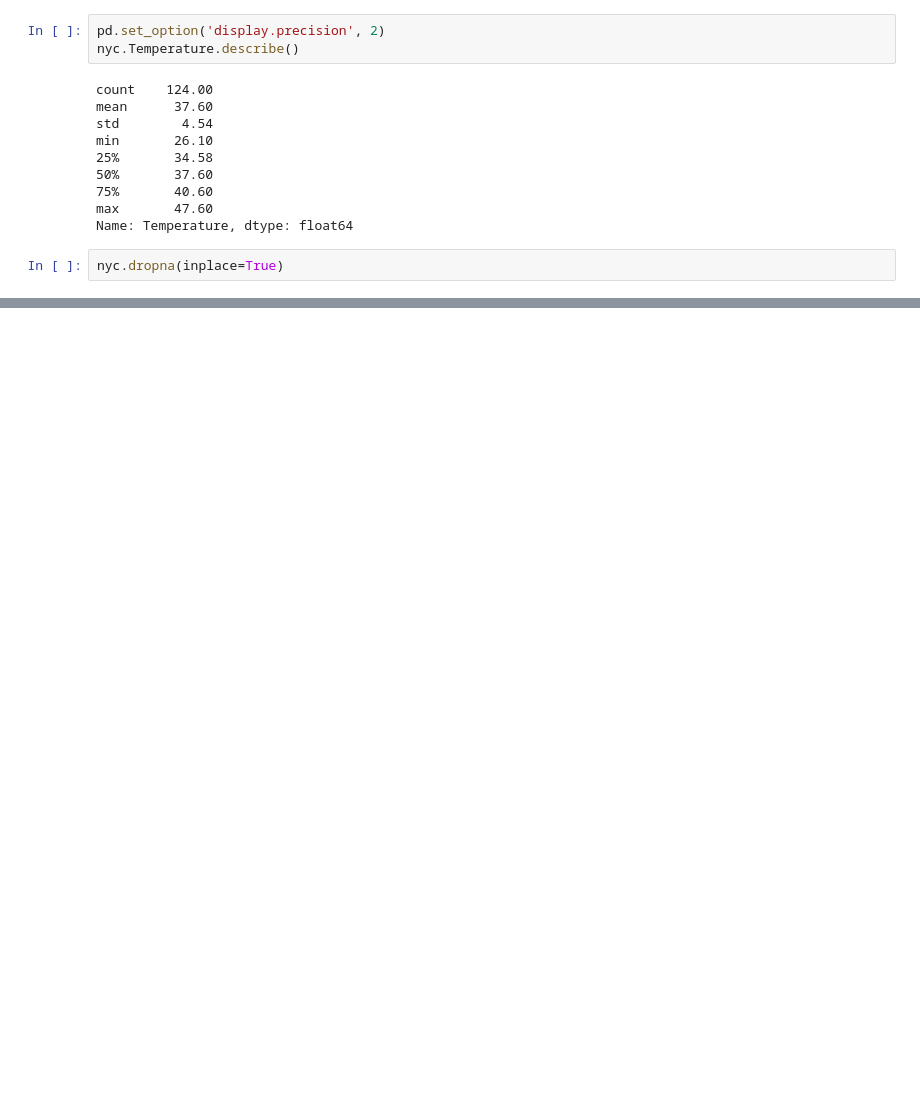
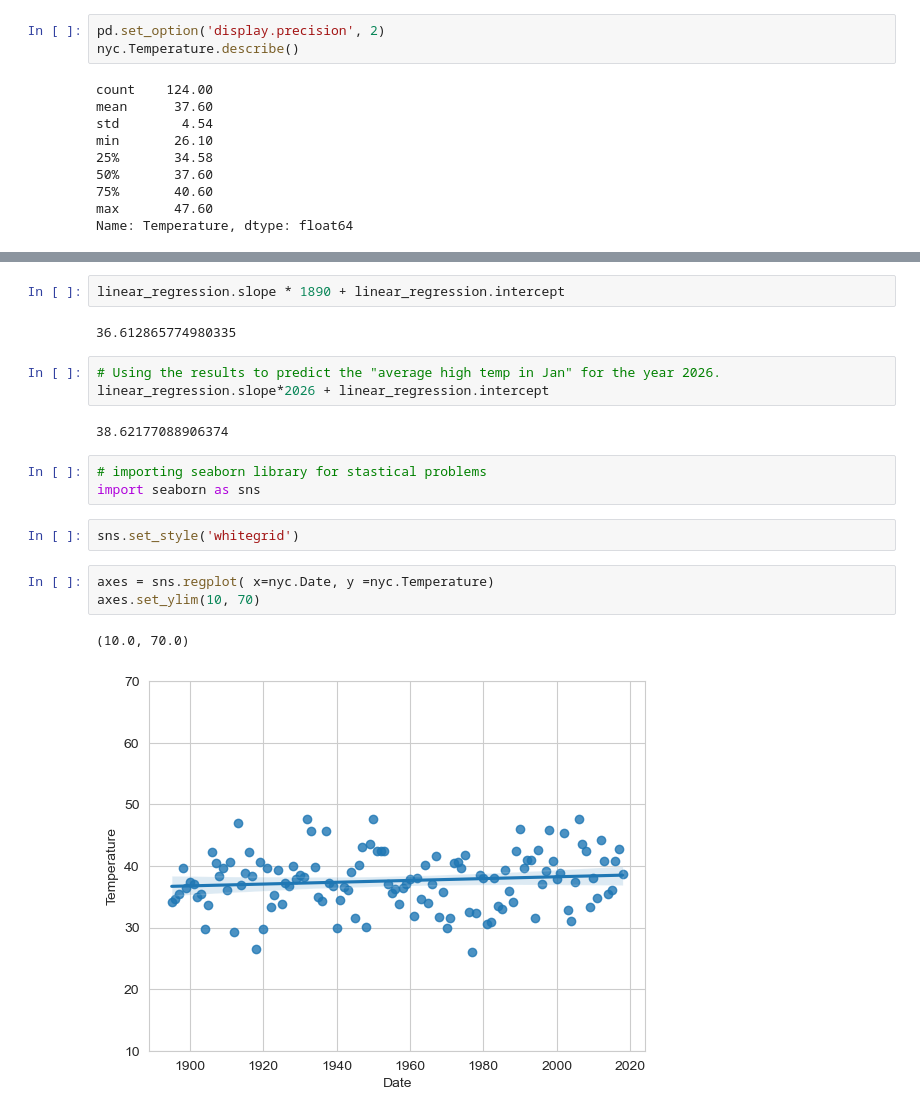
Before and after one commit to Shantik998/datafun-07-ml-predictive, a Jupyter notebook: task-03.ipynb, the cells around one changed output, grey strips where cells are left out. Saved outputs shown, nothing was run; the diff lists cells and outputs as text; blank space fills up the shorter version.

```diff
--- a/task-03.ipynb
+++ b/task-03.ipynb
@@ -64,6 +73,4 @@ min       26.10
 75%       40.60
 max       47.60
 Name: Temperature, dtype: float64
-# %%
-nyc.dropna(inplace=True)
 # %%
@@ -93,0 +93,20 @@ nan
+# %%
+linear_regression.slope * 1890 + linear_regression.intercept
+# %% [output]
+36.612865774980335
+# %%
+# Using the results to predict the "average high temp in Jan" for the year 2026.
+linear_regression.slope*2026 + linear_regression.intercept
+# %% [output]
+38.62177088906374
+# %%
+# importing seaborn library for stastical problems
+import seaborn as sns
+# %%
+sns.set_style('whitegrid')
+# %%
+axes = sns.regplot( x=nyc.Date, y =nyc.Temperature)
+axes.set_ylim(10, 70)
+# %% [output]
+(10.0, 70.0)
+[figure, added]
```
Also changed, not shown: parts of 36 cells of this notebook, 1 other file.
